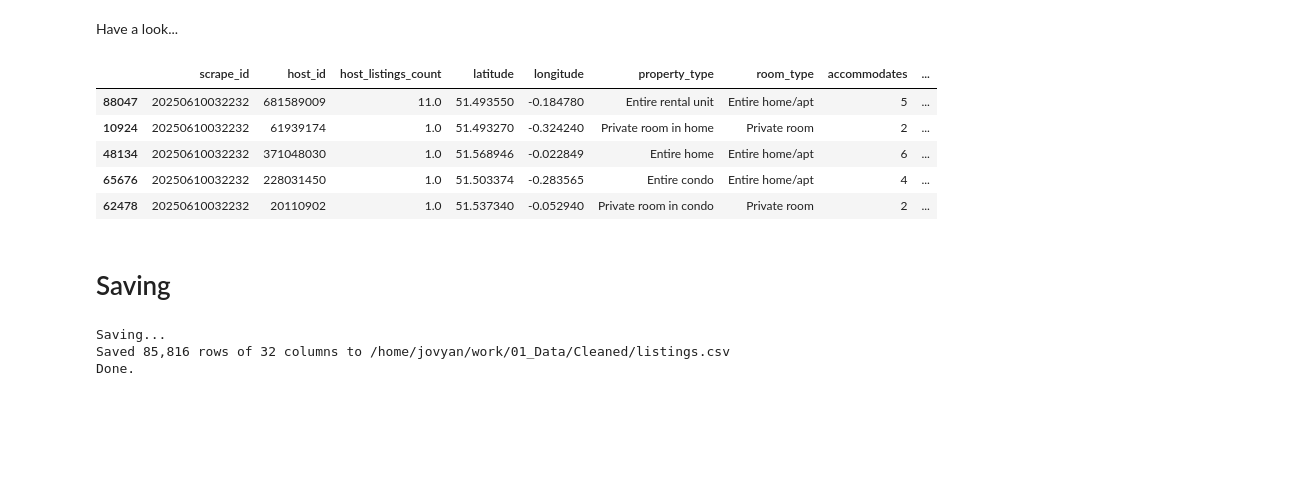
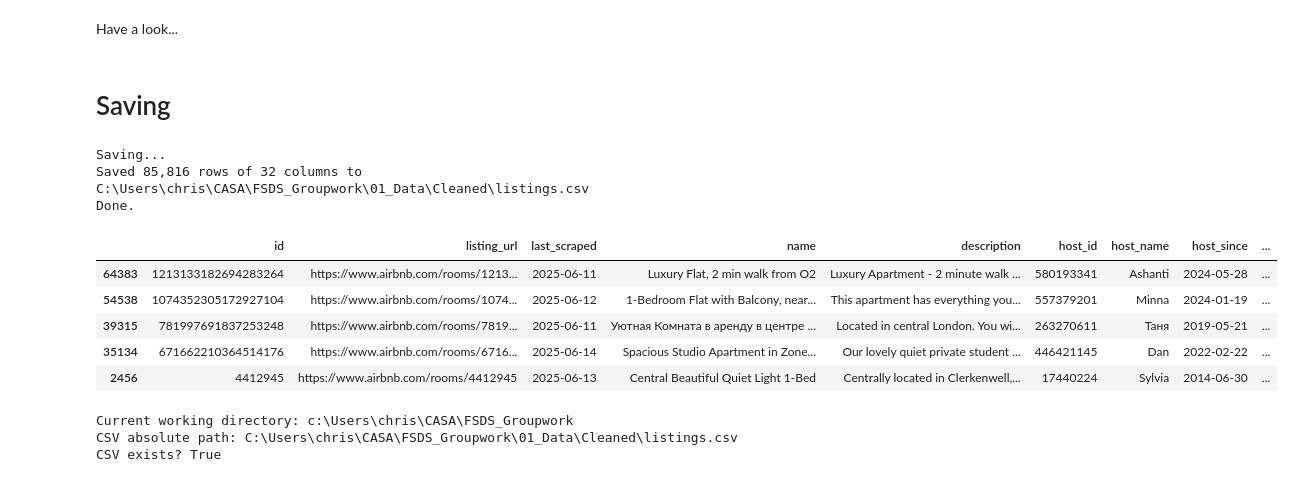
Before and after one commit to zhengpei-xu/CASA0013_Groupwork, a Jupyter notebook: clean_data.ipynb, the cells around one changed output. Cells and saved outputs as stored; diff of their text form; code cells hidden in the pictures; blank space fills up the shorter version.

```diff
--- a/clean_data.ipynb
+++ b/clean_data.ipynb
@@ -310,13 +316,3 @@ dtypes: UInt16(1), bool(1), category(2), datetime64[ns](4), float64(7), int64(9)
 memory usage: 19.5+ MB
 # %% [markdown]
 Have a look...
-# %%
-df_cleaned = pd.read_csv("../01_Data/Cleaned/listings.csv")
-df_cleaned.sample(5, random_state = 1)
-# %% [output]
-|  | scrape_id | host_id | host_listings_count | latitude | longitude | property_type | room_type | accommodates | ... |
-| 88047 | 20250610032232 | 681589009 | 11.0 | 51.493550 | -0.184780 | Entire rental unit | Entire home/apt | 5 | ... |
-| 10924 | 20250610032232 | 61939174 | 1.0 | 51.493270 | -0.324240 | Private room in home | Private room | 2 | ... |
-| 48134 | 20250610032232 | 371048030 | 1.0 | 51.568946 | -0.022849 | Entire home | Entire home/apt | 6 | ... |
-| 65676 | 20250610032232 | 228031450 | 1.0 | 51.503374 | -0.283565 | Entire condo | Entire home/apt | 4 | ... |
-| 62478 | 20250610032232 | 20110902 | 1.0 | 51.537340 | -0.052940 | Private room in condo | Private room | 2 | ... |
@@ -323,16 +321,42 @@ df_cleaned.sample(5, random_state = 1)
 # %% [markdown]
 # Saving
 # %%
-csv_out = Path(f'../01_Data/Cleaned/{path.name}')
-pq_out = Path(f'../01_Data/Cleaned/{path.name.replace('.csv','.parquet')}')
-if not csv_out.exists():
-    print(f"Saving...")
-    csv_out.parent.mkdir(parents=True, exist_ok=True)
-    df.to_csv(csv_out, index=False, encoding='utf-8')
-    df.to_parquet(pq_out, index=False)
-    print(f"Saved {df.shape[0]:,} rows of {df.shape[1]:,} columns to {csv_out.resolve()}")
-    print("Done.")
+from pathlib import Path
+
+# Define output paths directly
+csv_out = Path("01_Data/Cleaned/listings.csv")
+pq_out  = Path("01_Data/Cleaned/listings.parquet")
+
+print("Saving...")
+# Make sure the Cleaned directory exists
+csv_out.parent.mkdir(parents=True, exist_ok=True)
+
+# Save both CSV and Parquet versions
+df.to_csv(csv_out, index=False, encoding="utf-8")
+df.to_parquet(pq_out, index=False)
+
+print(f"Saved {df.shape[0]:,} rows of {df.shape[1]:,} columns to {csv_out.resolve()}")
+print("Done.")
 # %% [output]
 Saving...
-Saved 85,816 rows of 32 columns to /home/jovyan/work/01_Data/Cleaned/listings.csv
+Saved 85,816 rows of 32 columns to C:\Users\chris\CASA\FSDS_Groupwork\01_Data\Cleaned\listings.csv
 Done.
+# %%
+df_cleaned = pd.read_csv("01_Data/Cleaned/listings.csv")
+df_cleaned.sample(5, random_state = 1)
+# %% [output]
+|  | id | listing_url | last_scraped | name | description | host_id | host_name | host_since | ... |
+| 64383 | 1213133182694283264 | https://www.airbnb.com/rooms/1213... | 2025-06-11 | Luxury Flat, 2 min walk from O2 | Luxury Apartment - 2 minute walk ... | 580193341 | Ashanti | 2024-05-28 | ... |
+| 54538 | 1074352305172927104 | https://www.airbnb.com/rooms/1074... | 2025-06-12 | 1-Bedroom Flat with Balcony, near... | This apartment has everything you... | 557379201 | Minna | 2024-01-19 | ... |
+| 39315 | 781997691837253248 | https://www.airbnb.com/rooms/7819... | 2025-06-11 | Уютная Комната в аренду в центре ... | Located in central London. You wi... | 263270611 | Таня | 2019-05-21 | ... |
+| 35134 | 671662210364514176 | https://www.airbnb.com/rooms/6716... | 2025-06-14 | Spacious Studio Apartment in Zone... | Our lovely quiet private student ... | 446421145 | Dan | 2022-02-22 | ... |
+| 2456 | 4412945 | https://www.airbnb.com/rooms/4412945 | 2025-06-13 | Central Beautiful Quiet Light 1-Bed | Centrally located in Clerkenwell,... | 17440224 | Sylvia | 2014-06-30 | ... |
+# %%
+import os
+print("Current working directory:", os.getcwd())
+print("CSV absolute path:", csv_out.resolve())
+print("CSV exists?", csv_out.exists())
+# %% [output]
+Current working directory: c:\Users\chris\CASA\FSDS_Groupwork
+CSV absolute path: C:\Users\chris\CASA\FSDS_Groupwork\01_Data\Cleaned\listings.csv
+CSV exists? True
```
Also changed, not shown: parts of 7 cells of this notebook.
